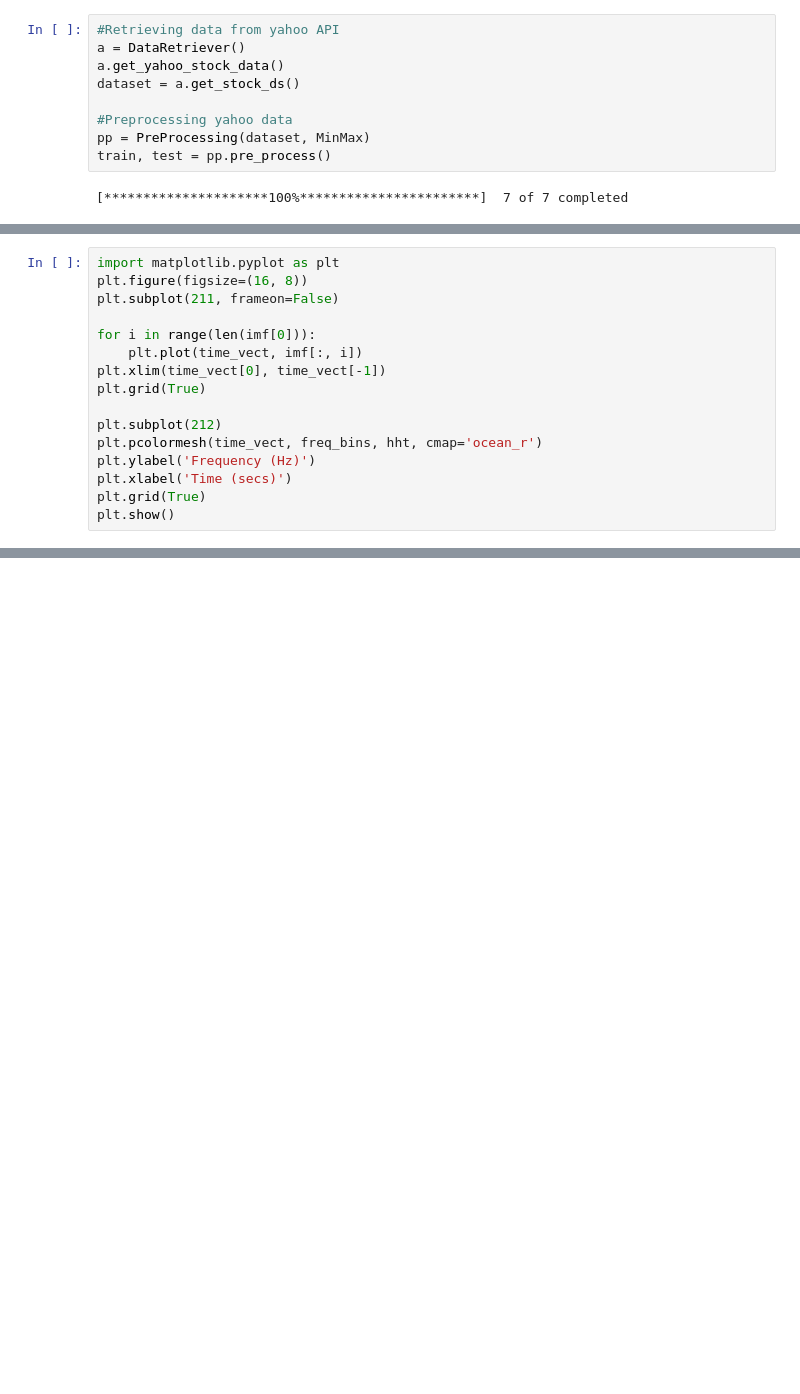
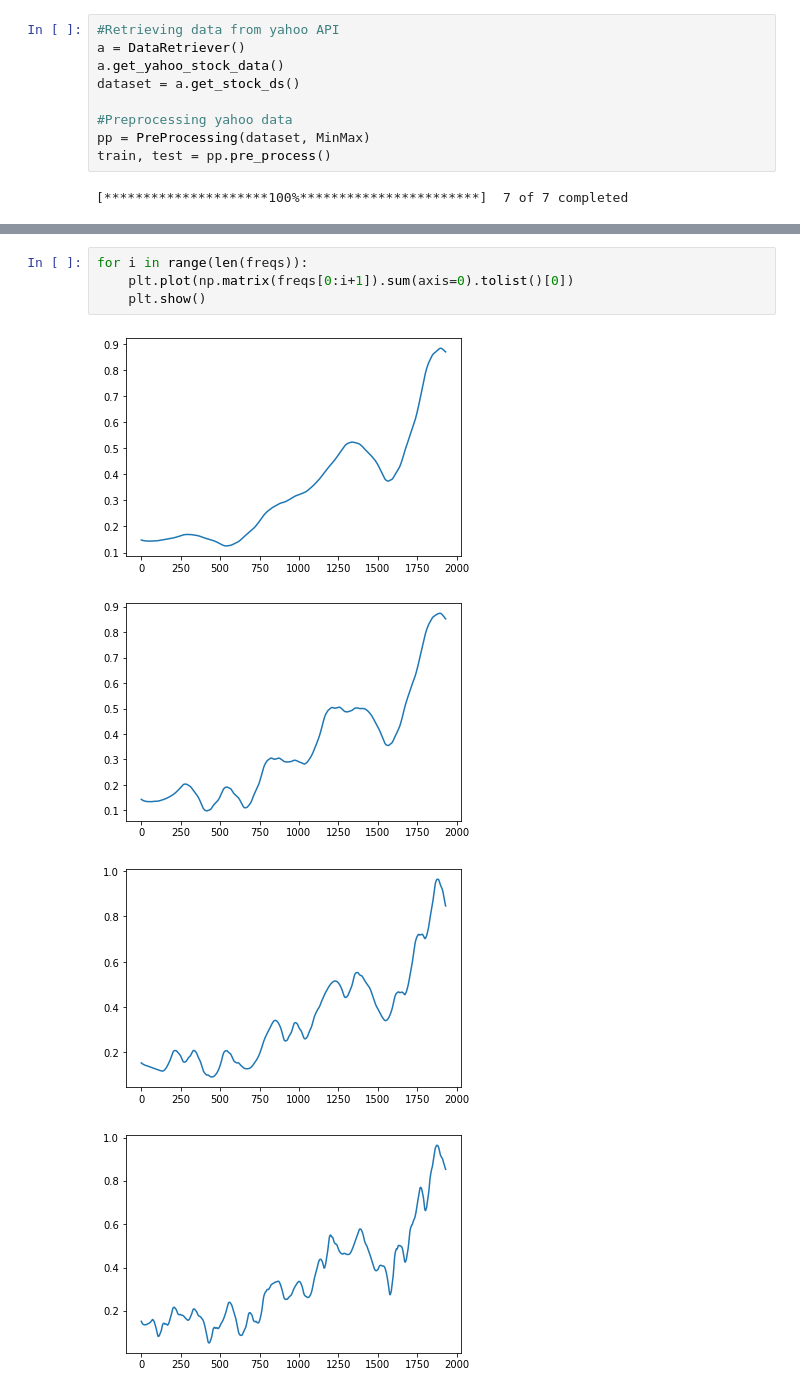
Before and after one commit to Albertini96/stock-market-chm, a Jupyter notebook: src/teste_dwt.ipynb, the cells around one changed output, grey strips where cells are left out. Cells and saved outputs as stored; diff of their text form; blank space fills up the shorter version.

```diff
--- a/src/teste_dwt.ipynb
+++ b/src/teste_dwt.ipynb
@@ -146,16 +92,0 @@ len(time_vect)
-# %%
-import matplotlib.pyplot as plt
-plt.figure(figsize=(16, 8))
-plt.subplot(211, frameon=False)
-
-for i in range(len(imf[0])):
-    plt.plot(time_vect, imf[:, i])
-plt.xlim(time_vect[0], time_vect[-1])
-plt.grid(True)
-
-plt.subplot(212)
-plt.pcolormesh(time_vect, freq_bins, hht, cmap='ocean_r')
-plt.ylabel('Frequency (Hz)')
-plt.xlabel('Time (secs)')
-plt.grid(True)
-plt.show()
@@ -207,0 +222,9 @@ sample_rate
+# %%
+for i in range(len(freqs)):
+    plt.plot(np.matrix(freqs[0:i+1]).sum(axis=0).tolist()[0])
+    plt.show()
+# %% [output]
+[figure, added]
+[figure, added]
+[figure, added]
+[figure, added]
```
Also changed, not shown: parts of 49 cells of this notebook, 11 other files.
